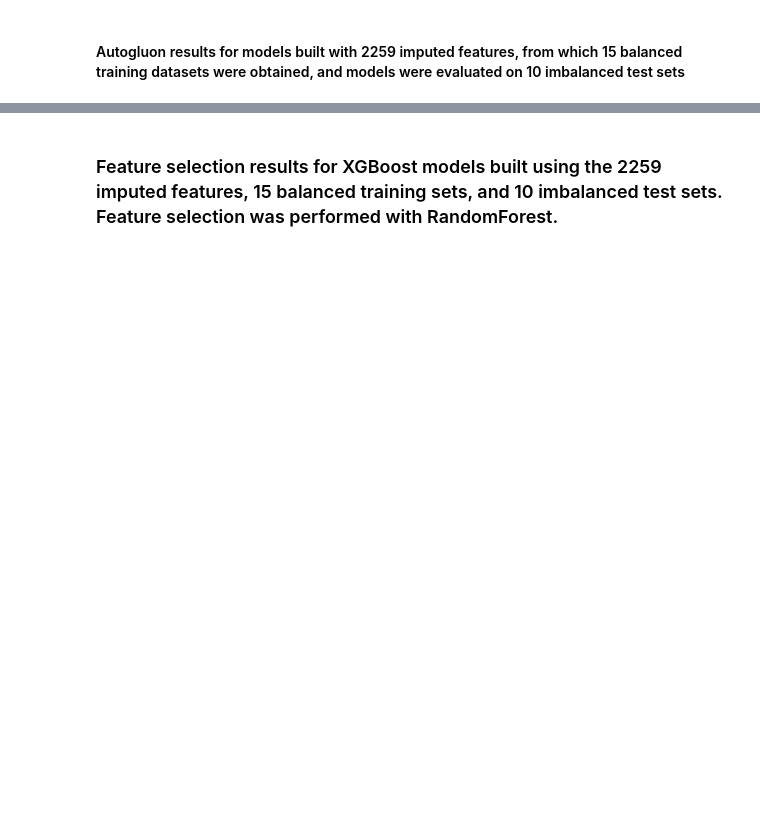
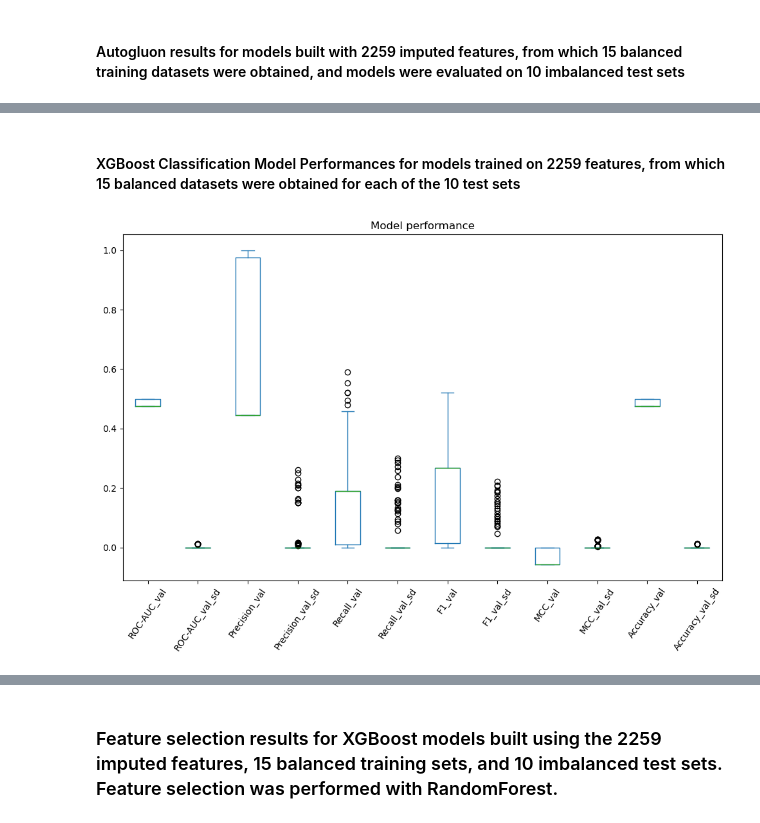
Before and after one commit to ksegaba/ara-kinase-prediction, a Jupyter notebook: code/5d_aggregate_results.ipynb, the cells around one changed output, grey strips where cells are left out. Saved outputs shown, nothing was run; the diff lists cells and outputs as text; code cells hidden in the pictures; blank space fills up the shorter version.

```diff
--- a/code/5d_aggregate_results.ipynb
+++ b/code/5d_aggregate_results.ipynb
@@ -26,0 +39,12 @@ imp.columns = new_cols
+# %% [markdown]
+#### XGBoost Classification Model Performances for models trained on 2259 features, from which 15 balanced datasets were obtained for each of the 10 test sets
+# %%
+res = pd.read_csv('/home/seguraab/ara-kinase-prediction/output_clf/ara_m_kfold_ht_2259_imp_feats/RESULTS_xgboost.tsv', sep='\t', header=0)
+fig, ax = plt.subplots(figsize=(10, 7))
+res[['ROC-AUC_val', 'ROC-AUC_val_sd', 'Precision_val', 'Precision_val_sd',
+     'Recall_val', 'Recall_val_sd', 'F1_val', 'F1_val_sd', 'MCC_val',
+     'MCC_val_sd', 'Accuracy_val', 'Accuracy_val_sd']].\
+        plot(kind='box', title='Model performance', ax=ax, rot=55)
+plt.tight_layout()
+# %% [output]
+[figure, added]
```
Also changed, not shown: parts of 9 cells of this notebook.
